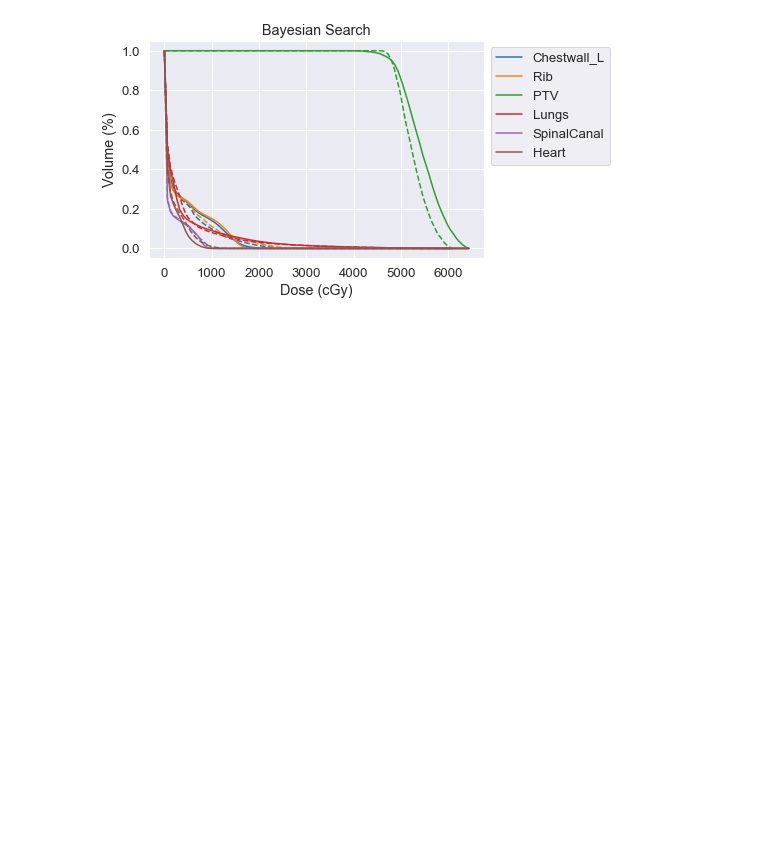
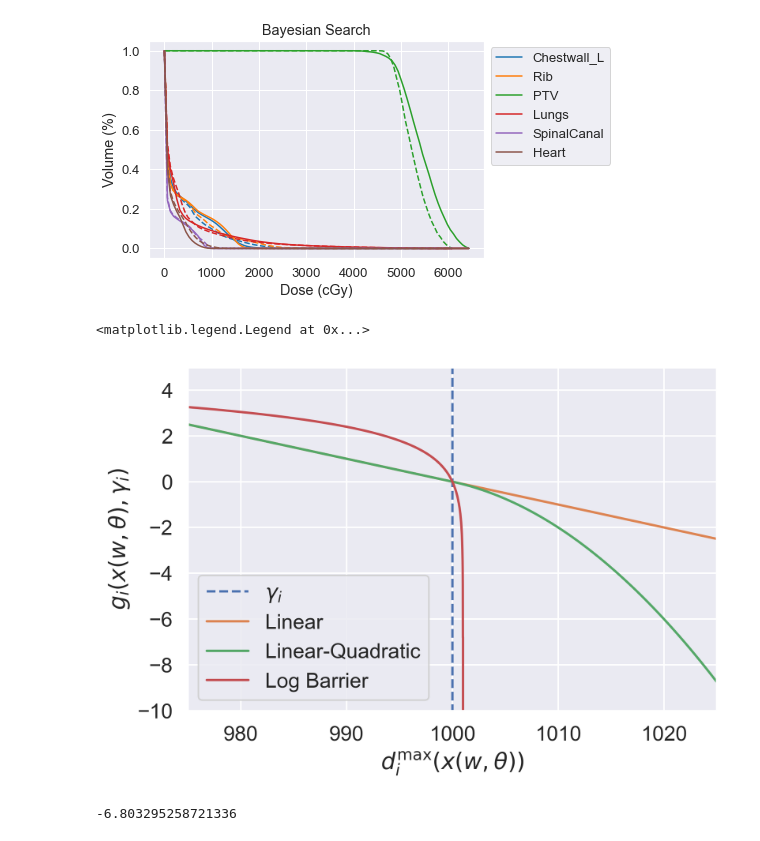
Before and after one commit to kels271828/RayBay, a Jupyter notebook: results/patient1/toy_problem.ipynb, the cells around one changed output. Saved outputs shown, nothing was run; the diff lists cells and outputs as text; code cells hidden in the pictures; blank space fills up the shorter version.

```diff
--- a/results/patient1/toy_problem.ipynb
+++ b/results/patient1/toy_problem.ipynb
@@ -50,7 +50,7 @@ import seaborn as sns
 import sklearn.ensemble as ens
 import sklearn.gaussian_process as gp
 
-colors = cm.tab10.colors
+colors = sns.color_palette()
 
 sys.path.append('../../src')
 import plots
@@ -339,3 +363,48 @@ plot_dvh(dvh_bayes, 'Bayesian Search')
 [figure]
 [figure]
 [figure]
+# %%
+# OAR score functions
+
+import matplotlib as mpl
+mpl.rcParams['figure.dpi'] = 300
+
+max_dose = 1000
+dose_vals = np.linspace(max_dose - 25, max_dose + 25, 100)
+plt.plot([max_dose, max_dose], [-100, 50], '--')
+plt.xlabel(r'$d_i^{\max}(x(w, \theta))$')
+plt.ylabel(r'$g_i(x(w,\theta), \gamma_i)$')
+
+# linear score
+f = lambda x: 100*(max_dose - x)/max_dose
+plt.plot(dose_vals, f(dose_vals))
+
+# linear-quadratic score
+g = lambda x: (x < max_dose)*f(x) - (x >= max_dose)*(f(x + max_dose/200)**2 - 1/4)
+plt.plot(dose_vals, g(dose_vals))
+
+
+# log barrier
+def h(x):
+    if x <= max_dose + 1:
+        return np.log(max_dose - x + 1)
+    else:
+        return -np.inf
+dose_vals = np.linspace(max_dose - 100, max_dose + 1.1, 10000)
+plt.plot(dose_vals, [h(x) for x in dose_vals])
+plt.plot([dose_vals[-11], dose_vals[-11]], [h(dose_vals[-11]), -100], c=colors[3])
+
+
+plt.xlim([975, 1025])
+plt.ylim([-10, 5])
+plt.legend(['$\gamma_i$', 'Linear', 'Linear-Quadratic', 'Log Barrier'])#, bbox_to_anchor=(1.5,1))
+
+#plt.xlim([990, 1010])
+#plt.ylim([-10, 10])
+# %% [output]
+<matplotlib.legend.Legend at 0x...>
+[figure, added]
+# %%
+h(dose_vals[-11])
+# %% [output]
+-6.803295258721336
```
Also changed, not shown: parts of 10 cells of this notebook.
